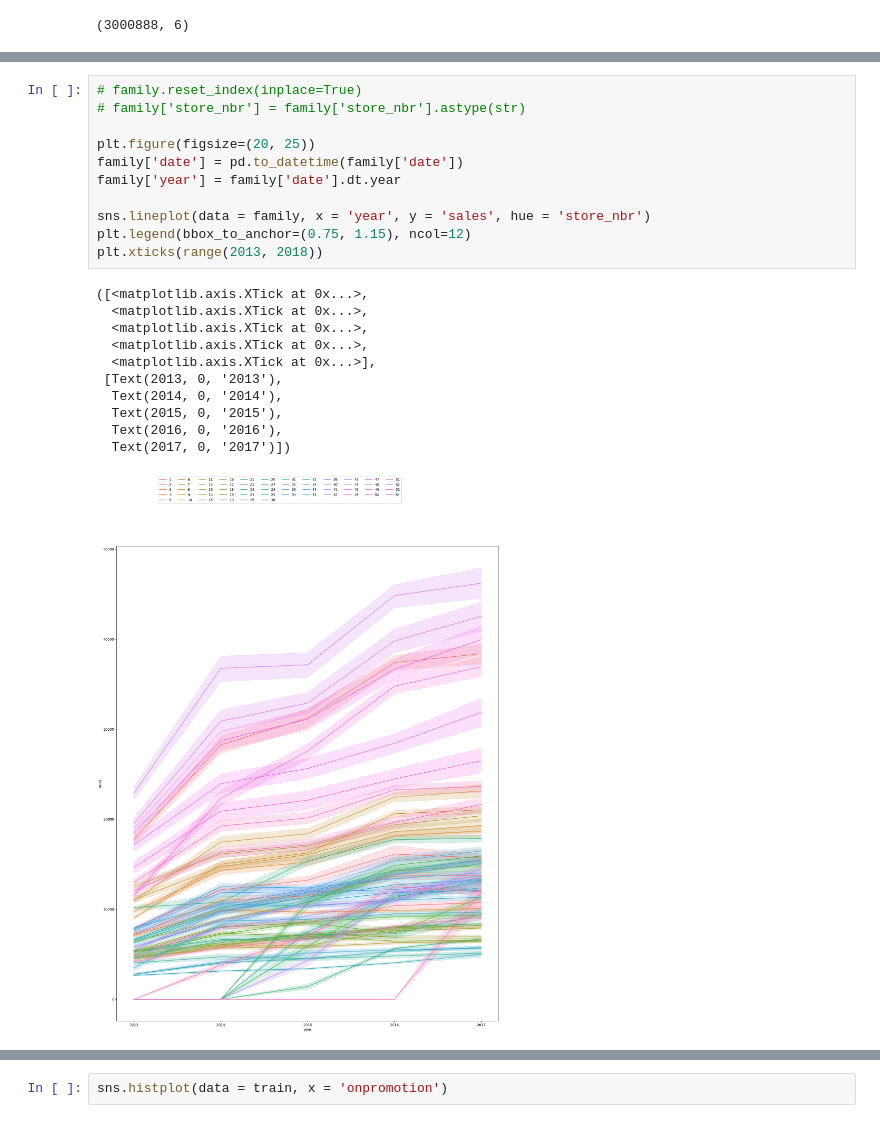
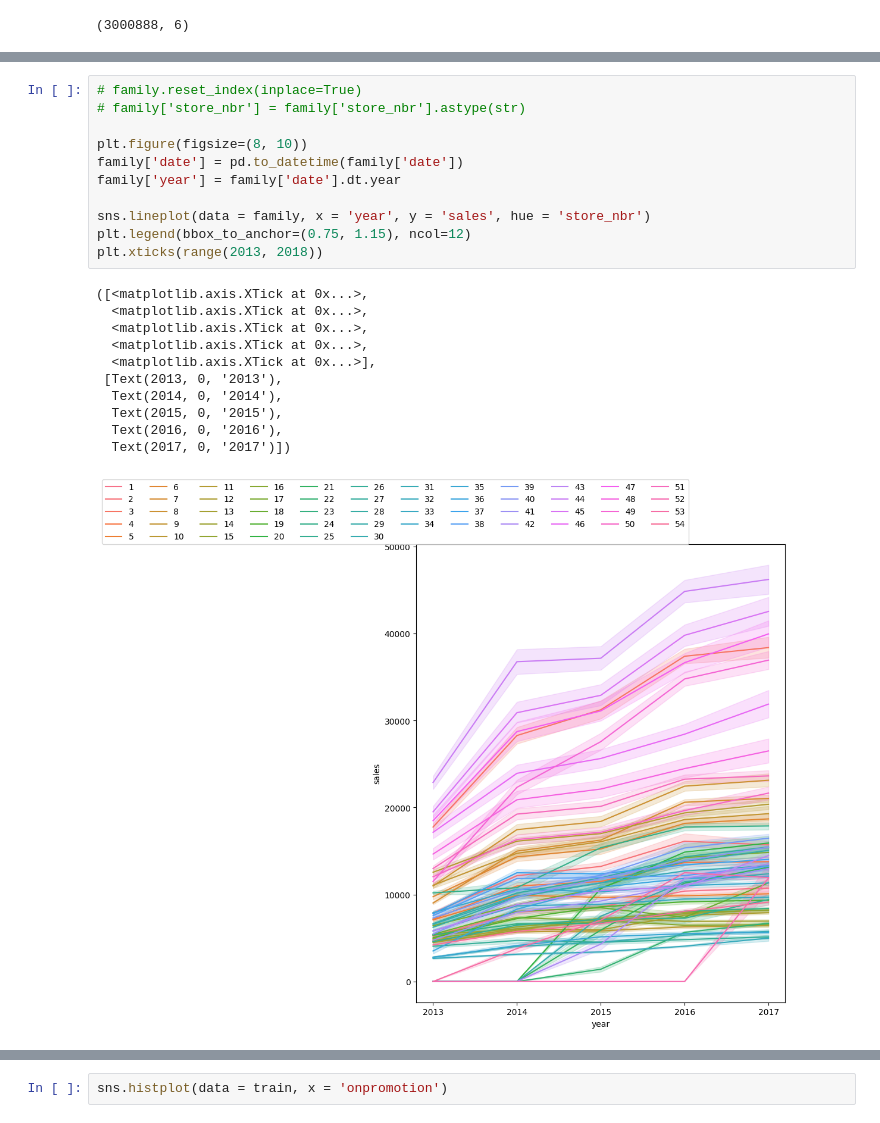
Before and after one commit to acies-udaykiran-rachamsetty/Capstone-Project, a Jupyter notebook: Notebooks/train.ipynb, the cells around one changed output, grey strips where cells are left out. Drawn from its saved outputs; the diff is of its cells as text.

```diff
--- a/Notebooks/train.ipynb
+++ b/Notebooks/train.ipynb
@@ -70,23 +70,23 @@ family
 # %%
 # family.reset_index(inplace=True)
 # family['store_nbr'] = family['store_nbr'].astype(str)
 
-plt.figure(figsize=(20, 25))
+plt.figure(figsize=(8, 10))
 family['date'] = pd.to_datetime(family['date'])
 family['year'] = family['date'].dt.year
 
 sns.lineplot(data = family, x = 'year', y = 'sales', hue = 'store_nbr')
 plt.legend(bbox_to_anchor=(0.75, 1.15), ncol=12)
 plt.xticks(range(2013, 2018))
 # %% [output]
 ([<matplotlib.axis.XTick at 0x...>,
   <matplotlib.axis.XTick at 0x...>,
   <matplotlib.axis.XTick at 0x...>,
   <matplotlib.axis.XTick at 0x...>,
   <matplotlib.axis.XTick at 0x...>],
  [Text(2013, 0, '2013'),
   Text(2014, 0, '2014'),
   Text(2015, 0, '2015'),
   Text(2016, 0, '2016'),
   Text(2017, 0, '2017')])
-[figure, old version]
+[figure, new version]
```
Also changed, not shown: parts of 9 cells of this notebook.
